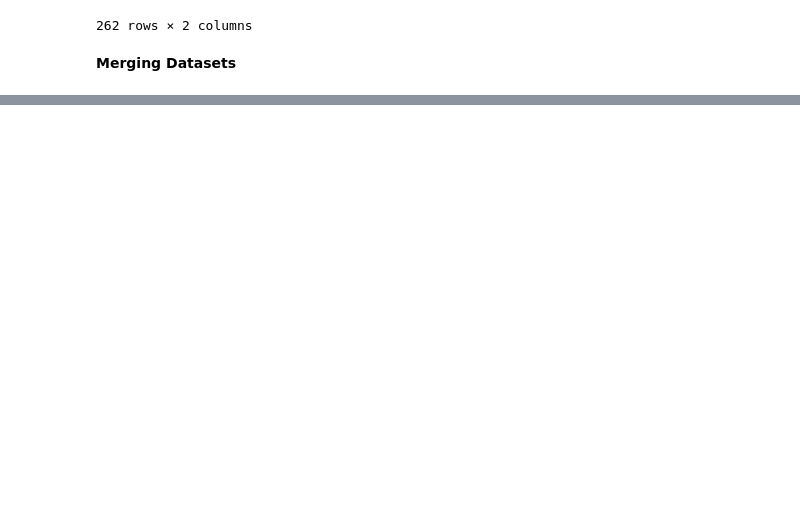
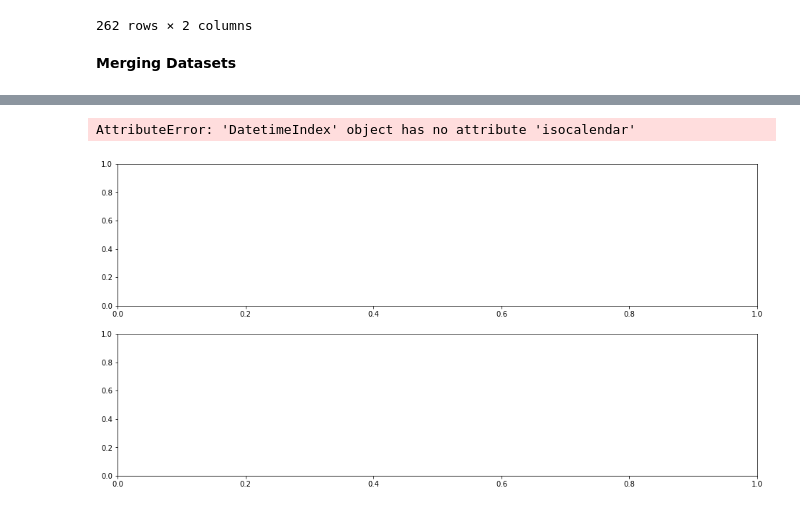
Before and after one commit to simonahendl/SI330_Final_Version2, a Jupyter notebook: SI330_Final.ipynb, the cells around one changed output, grey strips where cells are left out. Saved outputs shown, nothing was run; the diff lists cells and outputs as text; code cells hidden in the pictures; blank space fills up the shorter version.

```diff
--- a/SI330_Final.ipynb
+++ b/SI330_Final.ipynb
@@ -268,4 +285,7 @@ comp_d_avg_df
 262 rows × 2 columns
+# %%
+#Using for later visualization
+compound_copy = comp_d_avg_df.copy()
 # %% [markdown]
 **Merging Datasets**
 # %%
@@ -304,0 +348,5 @@ comp_score_stocks_merged
+# %%
+calmap.calendarplot(data=compound_score_calmap_series, fig_kws=dict(figsize=(16,8)))
+# %% [output]
+AttributeError: 'DatetimeIndex' object has no attribute 'isocalendar'
+[figure, added]
```
Also changed, not shown: parts of 15 cells of this notebook.
